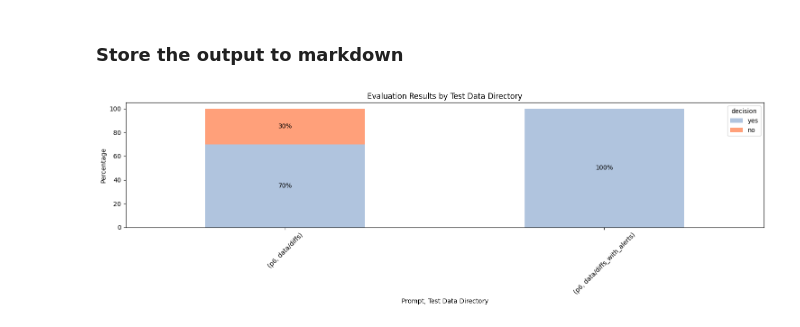
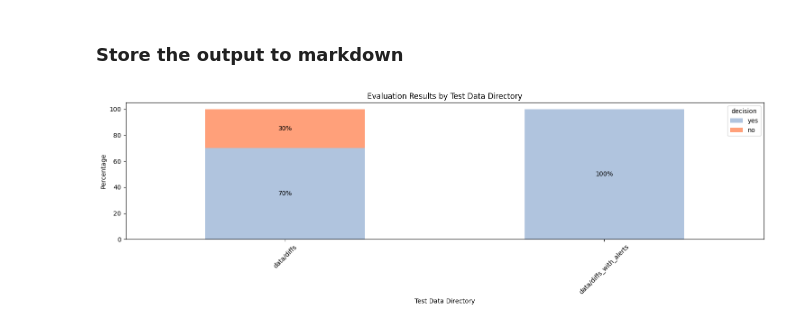
Before and after one commit to leftrightleft/smart-scan-experiments, a Jupyter notebook: analysis.ipynb, the cells around one changed output. Saved outputs shown, nothing was run; the diff lists cells and outputs as text; code cells hidden in the pictures.

Commit message:
clean up and convert to single prompt

```diff
--- a/analysis.ipynb
+++ b/analysis.ipynb
@@ -533,53 +235,66 @@ plt.show()
 # %% [markdown]
 ### Store the output to markdown
 # %%
-# # Write the dataframe to a csv file
-now = datetime.datetime.now()
+def create_directory():
+    now = datetime.datetime.now()
+    filename = now.strftime("%Y-%m-%d_%H-%M-%S")
+    directory = f"data/output/{filename}"
+    os.makedirs(directory, exist_ok=True)
+    return directory, filename
 
-# # Format the date and time as a string
-filename = now.strftime("%Y-%m-%d_%H-%M-%S")
+def calculate_percentages(df):
+    counts = df.groupby(['directory', 'decision']).size().unstack()
+    counts = counts[['yes', 'no']]
+    percentages = counts.div(counts.sum(axis=1), axis=0) * 100
+    return percentages
 
-# Create a new directory
-directory = f"data/output/{filename}"
-os.makedirs(directory, exist_ok=True)
-# Calculate the percentages per model, per prompt
-counts = df.groupby(['prompt', 'directory', 'decision']).size().unstack()
-counts = counts[['yes', 'no']]
-percentages = counts.div(counts.sum(axis=1), axis=0) * 100
-color_map = {'yes': 'lightsteelblue', 'no': 'lightsalmon'}
+def plot_percentages(percentages, filename):
+    color_map = {'yes': 'lightsteelblue', 'no': 'lightsalmon'}
+    fig, ax = plt.subplots(figsize=(15, 5))
+    ax = percentages.plot(kind='bar', stacked=True, color=[color_map[col] for col in percentages.columns], ax=ax)
+    ax.set_xlabel('Test Data Directory')
+    ax.set_ylabel('Percentage')
+    ax.set_title('Evaluation Results by Test Data Directory')
+    plt.xticks(rotation=45)
+    for p in ax.patches:
+        width, height = p.get_width(), p.get_height()
+        x, y = p.get_xy()
+        if height > 0:
+            ax.annotate(f'{height:.0f}%', (x + width/2, y + height/2), ha='center', va='center')
+    plt.tight_layout()
+    plt.savefig(f"data/output/{filename}/plot.png")
+    plt.show()
 
-fig, ax = plt.subplots(figsize=(15, 5))  # Create a figure and one subplot
+def filter_decisions(df):
+    df_no = df[(df['decision'] == 'no') & (df['directory'].str.contains('alerts_with_findings'))]
+    return df_no
 
-# Plot the percentages per model, per prompt on the subplot
-ax = percentages.plot(kind='bar', stacked=True, color=[color_map[col] for col in percentages.columns], ax=ax)
-ax.set_xlabel('Prompt, Test Data Directory')
-ax.set_ylabel('Percentage')
-ax.set_title('Evaluation Results by Test Data Directory')
-plt.xticks(rotation=45)
-for p in ax.patches:
-    width, height = p.get_width(), p.get_height()
-    x, y = p.get_xy()
-    if height > 0:
-        ax.annotate(f'{height:.0f}%', (x + width/2, y + height/2), ha='center', va='center')
+def top_token_usage(df):
+    df_token = df[['tokens', 'directory', 'file', 'model', 'decision', 'reason']]
+    df_token_sorted = df_token.sort_values('tokens', ascending=False)
+    df_token_top10 = df_token_sorted.head(10)
+    return df_token_top10
 
-plt.tight_layout()  # Adjust the layout so the plot doesn't overlap
-plt.savefig(f"data/output/{filename}/plot.png")
-plt.show()
+def write_to_csv(df, filename):
+    df.to_csv(f"data/output/{filename}/export.csv",index=False)
 
-pd.set_option('display.max_colwidth', None)
-df_no = df[df['decision'] == 'no']
+def write_to_md(df_no, df_token_top10, directory, prompt):
+    with open(f"{directory}/report.md", 'w') as f:
+        f.write(f"# Smart-scan Analysis Results\n\n![Plot](plot.png)\n")
+        f.write(f"## Prompt\n\n{prompt}\n")
+        f.write(f"\n[Link to full CSV export](export.csv)\n")
+        f.write(f"\n## \"No\" Decision\n\n")
+        f.write(f"{df_no[['directory', 'file', 'model', 'decision', 'reason']].to_markdown(index=False)}")
+        f.write(f"\n## Top 10 Token Usage\n\n")
+        f.write(df_token_top10.to_markdown(index=False))
 
-
-
-
-# # Write the DataFrame to the same file in append mode
-df.to_csv(f"data/output/{filename}/export.csv",index=False)
-
-with open(f"{directory}/report.md", 'w') as f:
-    f.write(f"# Prompt\n\n{single_prompt['prompt']}\n")
-    f.write(f"\n![Plot](plot.png)\n")
-    f.write(f"\n[Link to CSV file](export.csv)\n")
-    f.write(f"\n## No Decisions\n\n")
-    f.write(f"{df_no[['directory', 'file', 'model', 'prompt', 'decision', 'reason']].to_markdown()}")
+# Use the functions
+directory, filename = create_directory()
+percentages = calculate_percentages(df)
+plot_percentages(percentages, filename)
+df_no = filter_decisions(df)
+df_token_top10 = top_token_usage(df)
+write_to_csv(df, filename)
+write_to_md(df_no, df_token_top10, directory, prompt)
 # %% [output]
-[figure, old version]
+[figure, new version]
```
Also changed, not shown: parts of 14 cells of this notebook.
